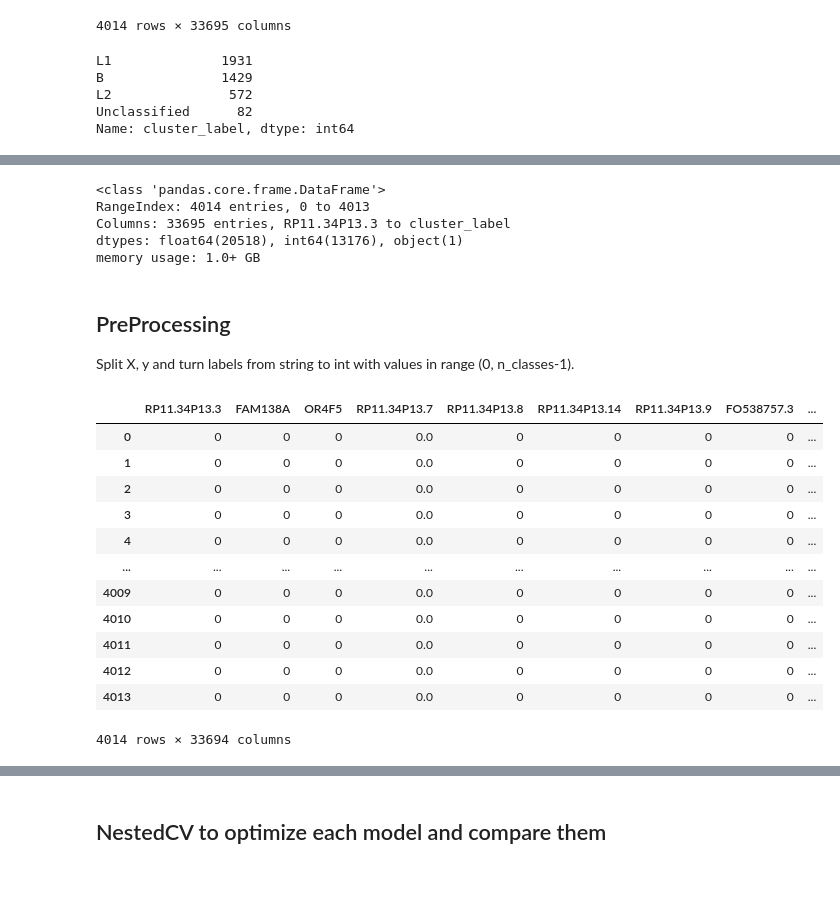
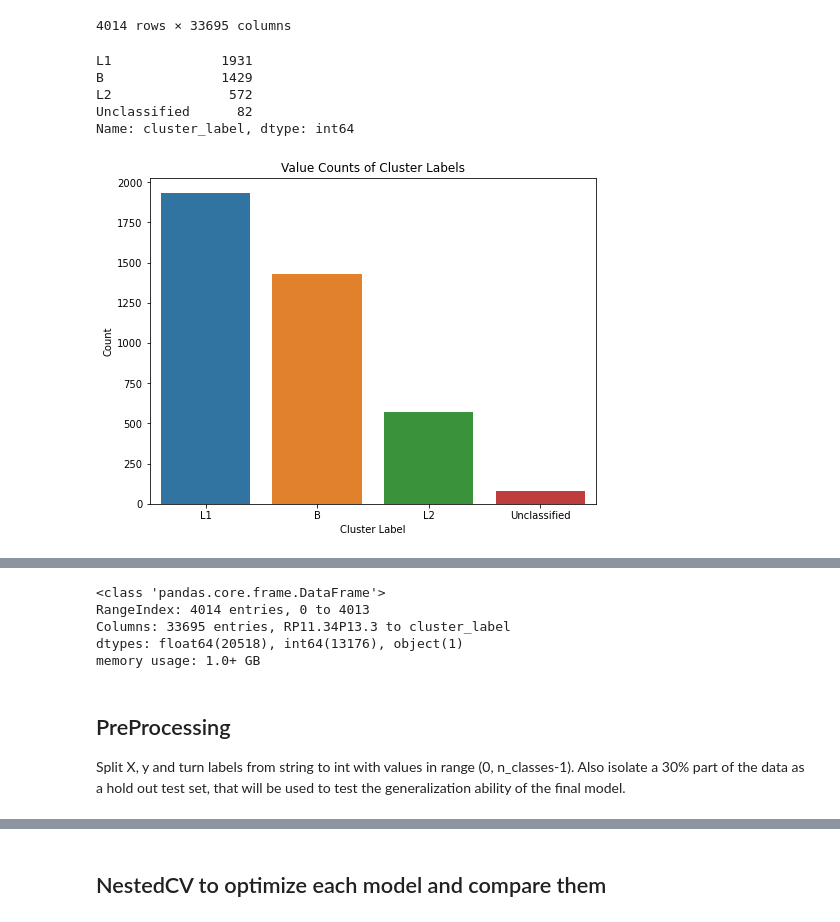
Before and after one commit to daphnetsolissou/scRNAseq-CellTypeClassifier-breast-epithelium, a Jupyter notebook: model_selection_pipeline.ipynb, the cells around one changed output, grey strips where cells are left out. Saved outputs shown, nothing was run; the diff lists cells and outputs as text; code cells hidden in the pictures; blank space fills up the shorter version.

```diff
--- a/model_selection_pipeline.ipynb
+++ b/model_selection_pipeline.ipynb
@@ -55,14 +56,23 @@ data
 | 4012 | 0 | 0 | 0 | 0.0 | 0 | 0 | 0 | 0 | ... |
 | 4013 | 0 | 0 | 0 | 0.0 | 0 | 0 | 0 | 0 | ... |
 4014 rows × 33695 columns
-# %%
-data['cluster_label'].value_counts()
-# %% [output]
-L1              1931
-B               1429
-L2               572
-Unclassified      82
-Name: cluster_label, dtype: int64
+# %%
+cluster_counts = data['cluster_label'].value_counts()
+print(cluster_counts)
+
+plt.figure(figsize=(8, 6))
+sns.barplot(x=cluster_counts.index, y=cluster_counts.values)
+plt.xlabel('Cluster Label')
+plt.ylabel('Count')
+plt.title('Value Counts of Cluster Labels')
+plt.show()
+# %% [output]
+L1              1931
+B               1429
+L2               572
+Unclassified      82
+Name: cluster_label, dtype: int64
+[figure, added]
 # %%
 data.describe()
 # %% [output]
@@ -87,21 +97,4 @@ memory usage: 1.0+ GB
 # %% [markdown]
 ## PreProcessing
 
-Split X, y and turn labels from string to int with values in range (0, n_classes-1).
+Split X, y and turn labels from string to int with values in range (0, n_classes-1). Also isolate a 30% part of the data as a hold out test set, that will be used to test the generalization ability of the final model.
-# %%
-X, y = split_X_y(data)
-X
-# %% [output]
-|  | RP11.34P13.3 | FAM138A | OR4F5 | RP11.34P13.7 | RP11.34P13.8 | RP11.34P13.14 | RP11.34P13.9 | FO538757.3 | ... |
-| 0 | 0 | 0 | 0 | 0.0 | 0 | 0 | 0 | 0 | ... |
-| 1 | 0 | 0 | 0 | 0.0 | 0 | 0 | 0 | 0 | ... |
-| 2 | 0 | 0 | 0 | 0.0 | 0 | 0 | 0 | 0 | ... |
-| 3 | 0 | 0 | 0 | 0.0 | 0 | 0 | 0 | 0 | ... |
-| 4 | 0 | 0 | 0 | 0.0 | 0 | 0 | 0 | 0 | ... |
-| ... | ... | ... | ... | ... | ... | ... | ... | ... | ... |
-| 4009 | 0 | 0 | 0 | 0.0 | 0 | 0 | 0 | 0 | ... |
-| 4010 | 0 | 0 | 0 | 0.0 | 0 | 0 | 0 | 0 | ... |
-| 4011 | 0 | 0 | 0 | 0.0 | 0 | 0 | 0 | 0 | ... |
-| 4012 | 0 | 0 | 0 | 0.0 | 0 | 0 | 0 | 0 | ... |
-| 4013 | 0 | 0 | 0 | 0.0 | 0 | 0 | 0 | 0 | ... |
-4014 rows × 33694 columns
```
Also changed, not shown: parts of 14 cells of this notebook.
